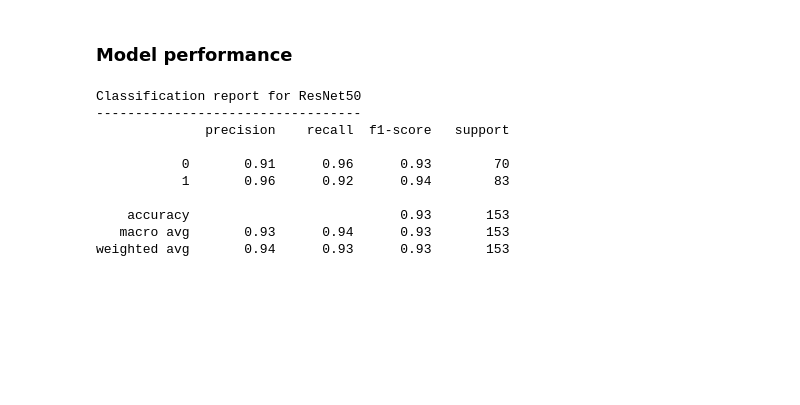
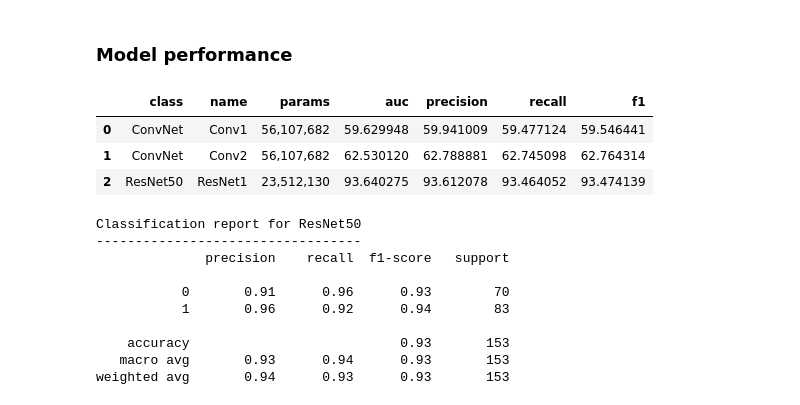
Before and after one commit to JLechuga94/DeepLearning, a Jupyter notebook: T4/tutorial04b.ipynb, the cells around one changed output. Drawn from its saved outputs; the diff is of its cells as text; code cells hidden in the pictures; blank space fills up the shorter version.

```diff
--- a/T4/tutorial04b.ipynb
+++ b/T4/tutorial04b.ipynb
@@ -599,3 +597,10 @@ c
+# %%
+cnn_arch_df.drop('y_hat', axis=1)
+# %% [output]
+|  | class | name | params | auc | precision | recall | f1 |
+| 0 | ConvNet | Conv1 | 56,107,682 | 59.629948 | 59.941009 | 59.477124 | 59.546441 |
+| 1 | ConvNet | Conv2 | 56,107,682 | 62.530120 | 62.788881 | 62.745098 | 62.764314 |
+| 2 | ResNet50 | ResNet1 | 23,512,130 | 93.640275 | 93.612078 | 93.464052 | 93.474139 |
 # %%
 model_performance(resnet, dataloaders['val'])
 # %% [output]
```
Also changed, not shown: parts of 6 cells of this notebook.
